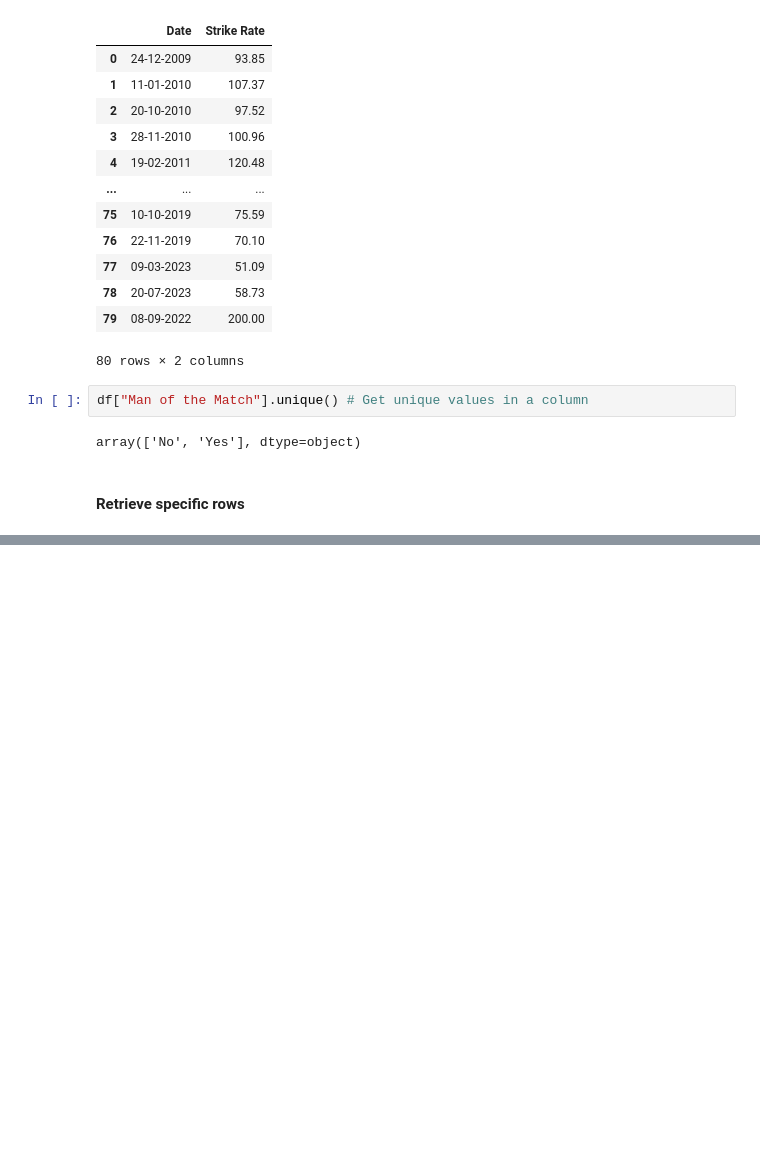
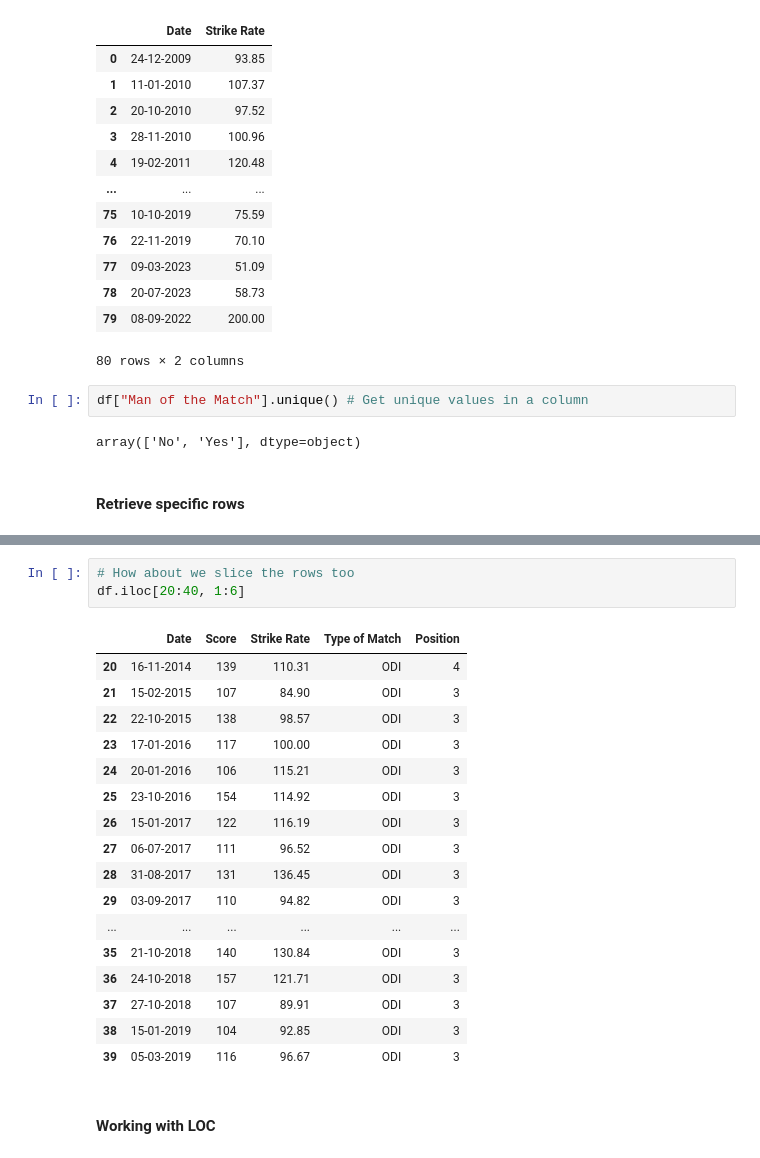
Before and after one commit to SatyamVyas04/MasteringPython, a Jupyter notebook: Pandas/main.ipynb, the cells around one changed output, grey strips where cells are left out. Cells and saved outputs as stored; diff of their text form; blank space fills up the shorter version.

Commit message:
Completed ILOC

```diff
--- a/Pandas/main.ipynb
+++ b/Pandas/main.ipynb
@@ -201,0 +236,23 @@ df[(df["Strike Rate"] > 100) & (df.Result == "Lost")]
+# %%
+# How about we slice the rows too
+df.iloc[20:40, 1:6]
+# %% [output]
+|  | Date | Score | Strike Rate | Type of Match | Position |
+| 20 | 16-11-2014 | 139 | 110.31 | ODI | 4 |
+| 21 | 15-02-2015 | 107 | 84.90 | ODI | 3 |
+| 22 | 22-10-2015 | 138 | 98.57 | ODI | 3 |
+| 23 | 17-01-2016 | 117 | 100.00 | ODI | 3 |
+| 24 | 20-01-2016 | 106 | 115.21 | ODI | 3 |
+| 25 | 23-10-2016 | 154 | 114.92 | ODI | 3 |
+| 26 | 15-01-2017 | 122 | 116.19 | ODI | 3 |
+| 27 | 06-07-2017 | 111 | 96.52 | ODI | 3 |
+| 28 | 31-08-2017 | 131 | 136.45 | ODI | 3 |
+| 29 | 03-09-2017 | 110 | 94.82 | ODI | 3 |
+| ... | ... | ... | ... | ... | ... |
+| 35 | 21-10-2018 | 140 | 130.84 | ODI | 3 |
+| 36 | 24-10-2018 | 157 | 121.71 | ODI | 3 |
+| 37 | 27-10-2018 | 107 | 89.91 | ODI | 3 |
+| 38 | 15-01-2019 | 104 | 92.85 | ODI | 3 |
+| 39 | 05-03-2019 | 116 | 96.67 | ODI | 3 |
+# %% [markdown]
+#### Working with LOC
```
Also changed, not shown: parts of 5 cells of this notebook.
